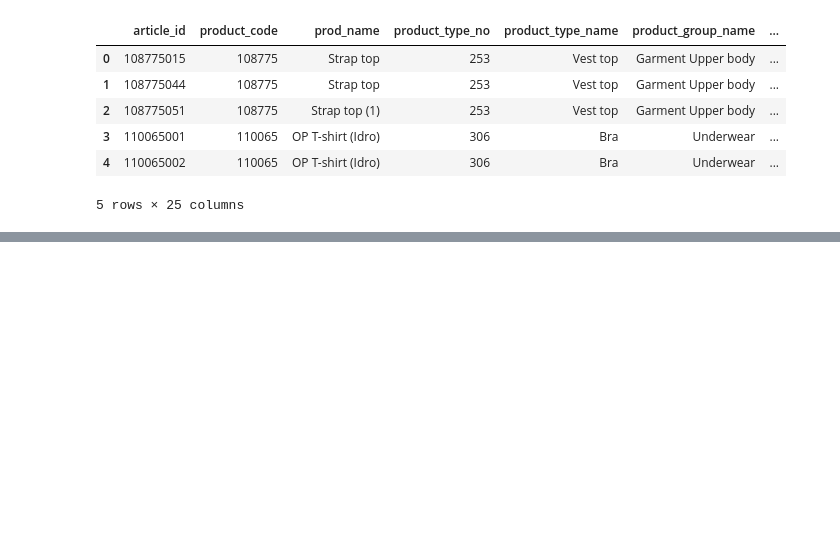
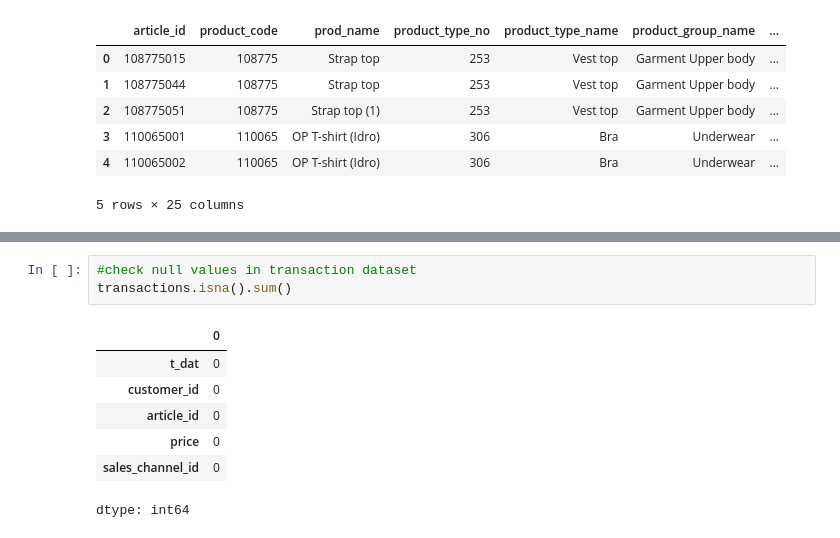
Before and after one commit to amien1410/colab-notebooks, a Jupyter notebook: Colab_Pyspark_H&M_EDA_Recommendation.ipynb, the cells around one changed output, grey strips where cells are left out. Saved outputs shown, nothing was run; the diff lists cells and outputs as text; blank space fills up the shorter version.

```diff
--- a/Colab_Pyspark_H&M_EDA_Recommendation.ipynb
+++ b/Colab_Pyspark_H&M_EDA_Recommendation.ipynb
@@ -145,0 +150,11 @@ articles.head()
+# %%
+#check null values in transaction dataset
+transactions.isna().sum()
+# %% [output]
+|  | 0 |
+| t_dat | 0 |
+| customer_id | 0 |
+| article_id | 0 |
+| price | 0 |
+| sales_channel_id | 0 |
+dtype: int64
```
Also changed, not shown: parts of 7 cells of this notebook.
